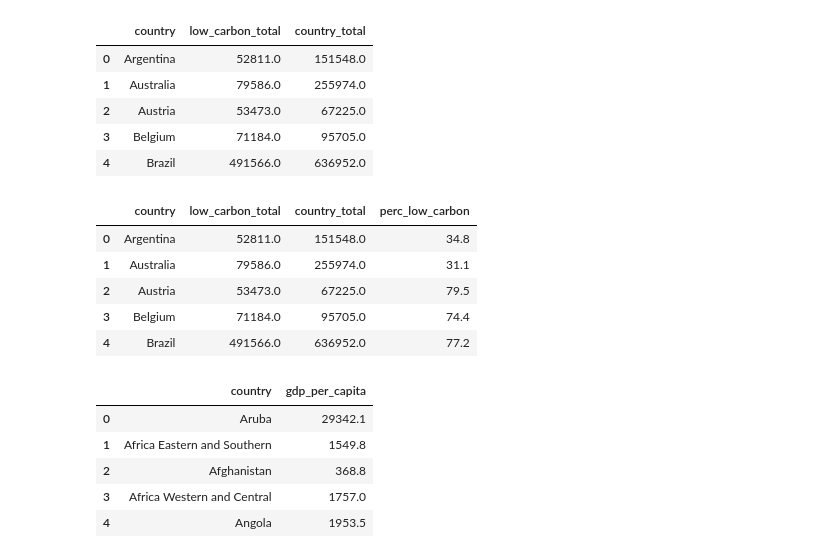
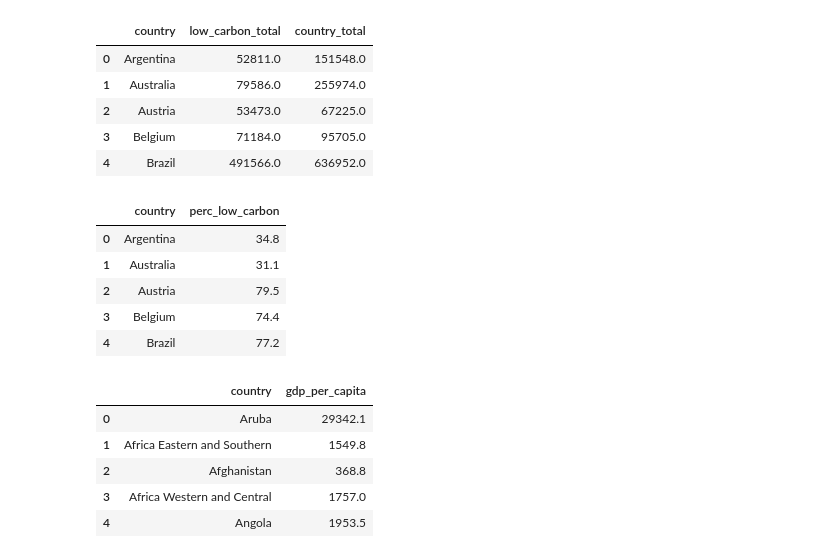
Before and after one commit to teona-pavliukova/OECD-Electricity-Production, a Jupyter notebook: oecd_countries_electricity_production.ipynb, the cells around one changed output. Saved outputs shown, nothing was run; the diff lists cells and outputs as text; code cells hidden in the pictures.

```diff
--- a/oecd_countries_electricity_production.ipynb
+++ b/oecd_countries_electricity_production.ipynb
@@ -1016,15 +1048,17 @@ countries_total_low_carbon_2021.head()
 | 3 | Belgium | 71184.0 | 95705.0 |
 | 4 | Brazil | 491566.0 | 636952.0 |
 # %%
-# Calculate share of low-carbon electricity for every country
+# calculate share of low-carbon electricity production for every country
 countries_total_low_carbon_2021['perc_low_carbon'] = round(countries_total_low_carbon_2021['low_carbon_total']/\
                                                      countries_total_low_carbon_2021['country_total']*100, 1)
+# drop columns that won't be needed any more
+countries_total_low_carbon_2021.drop(['low_carbon_total', 'country_total'], axis=1, inplace=True)
 countries_total_low_carbon_2021.head()
 # %% [output]
-|  | country | low_carbon_total | country_total | perc_low_carbon |
-| 0 | Argentina | 52811.0 | 151548.0 | 34.8 |
-| 1 | Australia | 79586.0 | 255974.0 | 31.1 |
-| 2 | Austria | 53473.0 | 67225.0 | 79.5 |
-| 3 | Belgium | 71184.0 | 95705.0 | 74.4 |
-| 4 | Brazil | 491566.0 | 636952.0 | 77.2 |
+|  | country | perc_low_carbon |
+| 0 | Argentina | 34.8 |
+| 1 | Australia | 31.1 |
+| 2 | Austria | 79.5 |
+| 3 | Belgium | 74.4 |
+| 4 | Brazil | 77.2 |
 # %%
```
Also changed, not shown: parts of 102 cells of this notebook.
